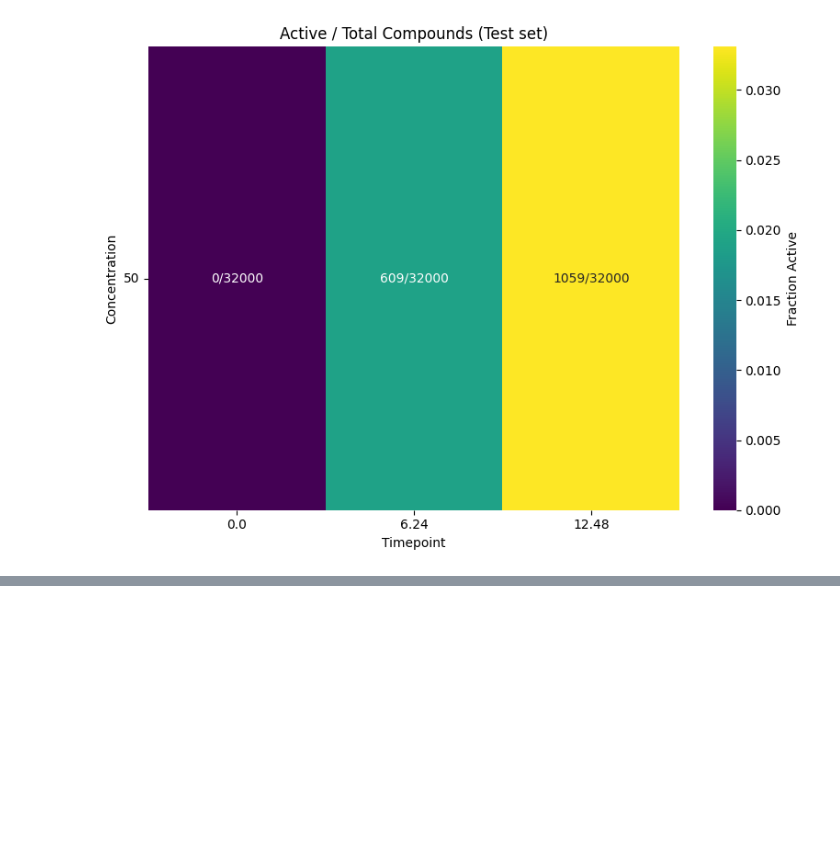
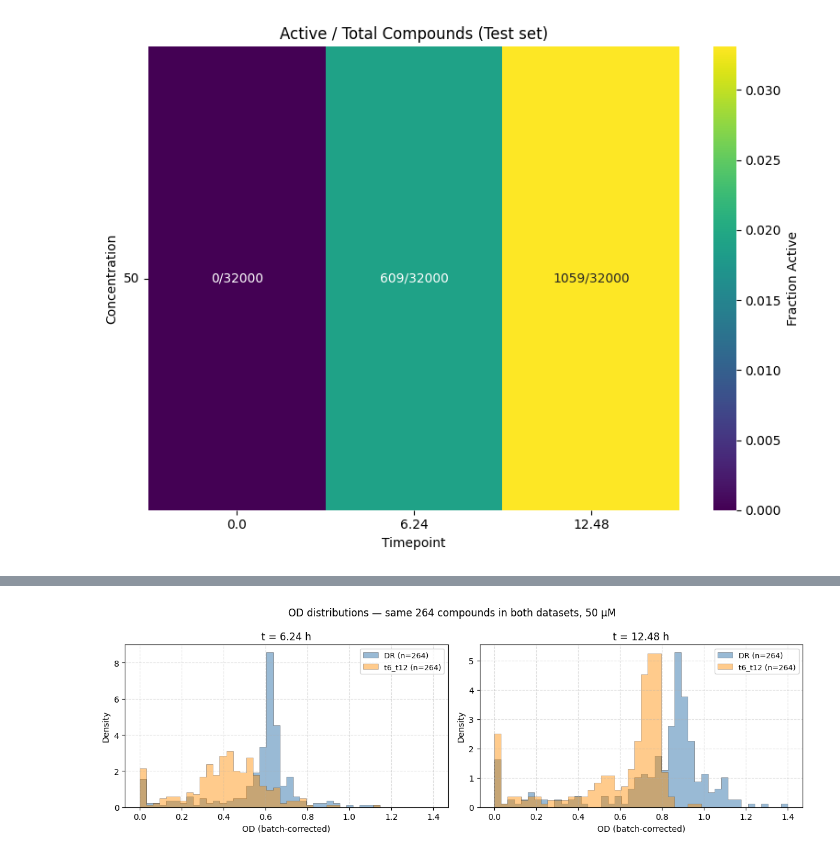
Before and after one commit to ethankreuzer/GrowthNet, a Jupyter notebook: scripts/normalize_DR_dataset.ipynb, the cells around one changed output, grey strips where cells are left out. Saved outputs shown, nothing was run; the diff lists cells and outputs as text; code cells hidden in the pictures; blank space fills up the shorter version.

```diff
--- a/scripts/normalize_DR_dataset.ipynb
+++ b/scripts/normalize_DR_dataset.ipynb
@@ -99,7 +99,3 @@ df_Enamine = df_Enamine.melt(
 df_Enamine['Timepoint'] = df_Enamine['Timepoint'] \
                    .str.replace('t_', '', regex=False) \
                    .astype(float)
-
-# Mirror edge wells (cols 02 and 23) to give them more replicate support before
-# any per-Well aggregation. Matches the pattern used in normalize_GrowthCurve_2700_cmpds_v2.ipynb.
-df_Enamine = augment_specific_columns(df_Enamine)
@@ -960,0 +1064,83 @@ plot_activity_ratio_heatmap(df_Enamine_plate_well_corrected_avg[df_Enamine_plate
+# %%
+# ── Sanity check: DR ⊂ t6_t12 overlap ─────────────────────────────────────────
+# DR is a re-assay of 264 compounds from t6_t12 at 50µM.
+# Common timepoints: 6.24 h and 12.48 h.
+# All filtering is to the intersection only — no extra t6_t12 compounds included.
+
+TP_COMMON = [6.24, 12.48]
+CONC = 50
+
+dr_sub = df_dr_labeled[
+    (df_dr_labeled['Control_Label'] == 0) &
+    (df_dr_labeled['Concentration'] == CONC) &
+    (df_dr_labeled['Timepoint'].isin(TP_COMMON))
+][['Smiles', 'Compound', 'Timepoint', 'OD', 'is_Active']].copy()
+
+t6_sub = df_Enamine_plate_well_corrected_avg[
+    (df_Enamine_plate_well_corrected_avg['Control_Label'] == 0) &
+    (df_Enamine_plate_well_corrected_avg['Concentration'] == CONC) &
+    (df_Enamine_plate_well_corrected_avg['Timepoint'].isin(TP_COMMON))
+][['Smiles', 'Compound', 'Timepoint', 'OD', 'is_Active']].copy()
+
+# Restrict both datasets to the intersection of SMILES
+common_smiles = set(dr_sub['Smiles'].unique()) & set(t6_sub['Smiles'].unique())
+n_dr_total = dr_sub['Smiles'].nunique()
+print(f"DR unique compounds:             {n_dr_total}")
+print(f"Matched to t6_t12 by SMILES:     {len(common_smiles)}")
+if len(common_smiles) < n_dr_total:
+    unmatched = set(dr_sub['Smiles'].unique()) - common_smiles
+    unmatched_names = dr_sub.loc[dr_sub['Smiles'].isin(unmatched), 'Compound'].unique()
+    print(f"  WARNING: {len(unmatched)} DR SMILES not found in t6_t12:")
+    print(f"  {list(unmatched_names)}")
+
+dr_common = dr_sub[dr_sub['Smiles'].isin(common_smiles)]
+t6_common = t6_sub[t6_sub['Smiles'].isin(common_smiles)]
+
+# ── Plot: OD distributions (intersection only) ─────────────────────────────────
+fig, axes = plt.subplots(1, 2, figsize=(12, 4))
+bins = np.linspace(0, 1.4, 45)
+
+for ax, tp in zip(axes, TP_COMMON):
+    ax.hist(dr_common.loc[dr_common['Timepoint'] == tp, 'OD'].dropna(),
+            bins=bins, alpha=0.55, density=True, color='steelblue',
+            histtype='stepfilled', edgecolor='black', linewidth=0.4,
+            label=f'DR (n={len(common_smiles)})')
+    ax.hist(t6_common.loc[t6_common['Timepoint'] == tp, 'OD'].dropna(),
+            bins=bins, alpha=0.45, density=True, color='darkorange',
+            histtype='stepfilled', edgecolor='black', linewidth=0.4,
+            label=f't6_t12 (n={len(common_smiles)})')
+    ax.set_title(f't = {tp} h')
+    ax.set_xlabel('OD (batch-corrected)')
+    ax.set_ylabel('Density')
+    ax.legend(fontsize=9)
+    ax.grid(True, linestyle='--', alpha=0.4)
+
+fig.suptitle(
+    f'OD distributions — same {len(common_smiles)} compounds in both datasets, 50 µM',
+    fontsize=12)
+plt.tight_layout()
+plt.show()
+
+# ── Activity label disagreement ────────────────────────────────────────────────
+merged = dr_common.merge(t6_common, on=['Smiles', 'Timepoint'],
+                         suffixes=('_DR', '_t6t12'))
+
+print()
+for tp in TP_COMMON:
+    sub = merged[merged['Timepoint'] == tp]
+    disagree      = (sub['is_Active_DR'] != sub['is_Active_t6t12']).sum()
+    active_dr     = int(sub['is_Active_DR'].sum())
+    active_t6t12  = int(sub['is_Active_t6t12'].sum())
+    print(f"t={tp:5.2f} h:  {disagree}/{len(sub)} compounds disagree  "
+          f"| active in DR={active_dr},  active in t6_t12={active_t6t12}")
+
+discordant = merged[merged['is_Active_DR'] != merged['is_Active_t6t12']].copy()
+discordant = discordant.sort_values(['Timepoint', 'Compound_DR'])
+
+if discordant.empty:
+    print("\nAll matched compounds agree on activity label.")
+else:
+    print(f"\nDiscordant compounds ({len(discordant)} rows):")
+    cols = ['Timepoint', 'Compound_DR', 'OD_DR', 'is_Active_DR', 'OD_t6t12', 'is_Active_t6t12']
+    print(discordant[cols].to_string(index=False))
+# %% [output]
@@ -960,0 +1149 @@ plot_activity_ratio_heatmap(df_Enamine_plate_well_corrected_avg[df_Enamine_plate
+[figure, added]
```
Also changed, not shown: parts of 15 cells of this notebook, 28 other files.
